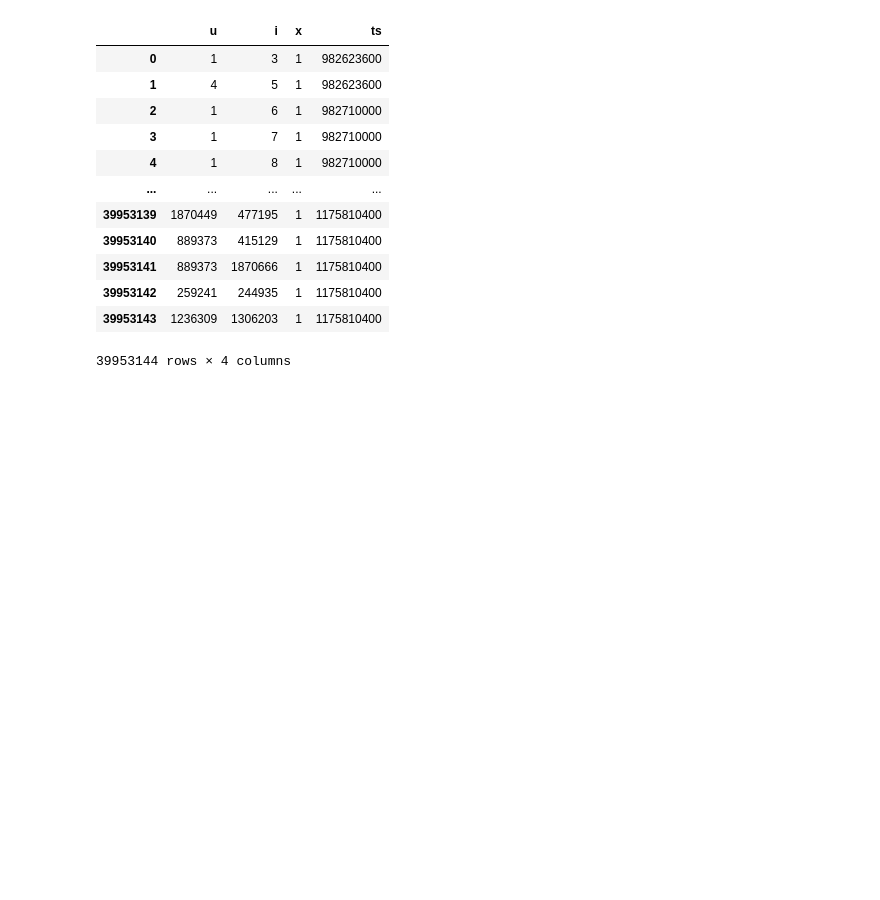
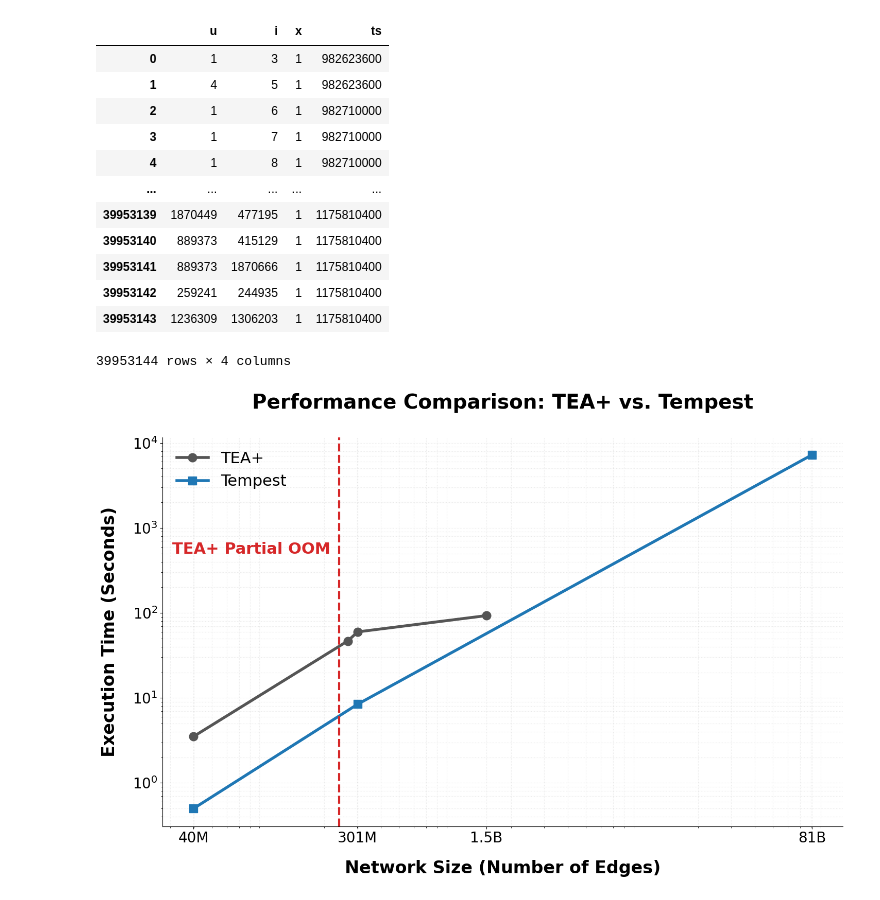
Before and after one commit to ashfaq1701/temporal-random-walk-test, a Jupyter notebook: walk_distribution_test.ipynb, the cells around one changed output. Drawn from its saved outputs; the diff is of its cells as text; code cells hidden in the pictures; blank space fills up the shorter version.

```diff
--- a/walk_distribution_test.ipynb
+++ b/walk_distribution_test.ipynb
@@ -188,3 +188,74 @@ df
 39953144 rows × 4 columns
 # %%
 df[['u', 'i', 'ts']].to_csv('/Users/ashfaqsalehin/Downloads/TEA-datasets/csv_datasets/growth.csv', index=False)
+# %%
+import matplotlib.pyplot as plt
+
+# Data points based on TEA paper and User Data
+edges_growth = 39.95e6
+edges_edit = 266.77e6
+edges_delicious = 301.18e6
+edges_twitter = 1.468e9
+edges_alibaba = 81e9
+
+# TEA+ Runtimes (Y)
+teaplus_x = [edges_growth, edges_edit, edges_delicious, edges_twitter]
+teaplus_y = [3.52, 46.81, 59.82, 92.93]
+
+# Tempest Runtimes (Y)
+tempest_x = [edges_growth, edges_delicious, edges_alibaba]
+tempest_y = [0.5, 8.43, 7236.0] # 2.01 hours
+
+# High-quality presentation settings with large text
+plt.rcParams.update({
+    'font.size': 20,
+    'font.family': 'sans-serif',
+    'axes.titlesize': 28,
+    'axes.labelsize': 24,
+    'xtick.labelsize': 20,
+    'ytick.labelsize': 20,
+    'legend.fontsize': 22
+})
+
+fig, ax = plt.subplots(figsize=(15, 10))
+
+# Plot TEA+ (Grey Line)
+ax.plot(teaplus_x, teaplus_y, marker='o', linestyle='-', color='#555555',
+        label='TEA+', linewidth=4, markersize=12)
+
+# Plot Tempest (Blue Line) - No interpolation
+ax.plot(tempest_x, tempest_y, marker='s', linestyle='-', color='#1f77b4',
+        label='Tempest', linewidth=4, markersize=12)
+
+oom_wall_x = 240e6
+ax.axvline(x=oom_wall_x, color='#d62728', linestyle='--', linewidth=3)
+ax.text(oom_wall_x * 0.9, 500, 'TEA+ Partial OOM', color='#d62728', fontweight='bold',
+        fontsize=22, horizontalalignment='right')
+
+# Log-Log scale for massive ranges
+ax.set_xscale('log')
+ax.set_yscale('log')
+ax.set_xlabel('Network Size (Number of Edges)', fontweight='bold', labelpad=20)
+ax.set_ylabel('Execution Time (Seconds)', fontweight='bold', labelpad=20)
+ax.set_title('Performance Comparison: TEA+ vs. Tempest', fontweight='bold', pad=40)
+
+# Custom Ticks - Only 40M, 301M, 1.5B, 81B (Omit 267M)
+display_ticks = [edges_growth, edges_delicious, edges_twitter, edges_alibaba]
+ax.set_xticks(display_ticks)
+
+# Format ticks to M/B and keep horizontal
+ax.get_xaxis().set_major_formatter(plt.FuncFormatter(
+    lambda x, p: f'{x/1e6:.0f}M' if x < 1e9 else (f'{x/1e9:.1f}B' if x < 10e9 else f'{x/1e9:.0f}B')))
+
+plt.xticks(rotation=0)
+
+# Legend and Aesthetics
+ax.legend(loc='upper left', frameon=False)
+ax.grid(True, which='both', linestyle=':', alpha=0.3)
+ax.spines['top'].set_visible(False)
+ax.spines['right'].set_visible(False)
+
+plt.tight_layout()
+plt.savefig('tempest_reveal_final.png', dpi=300)
+# %% [output]
+[figure, added]
```
Also changed, not shown: 10 other files.
